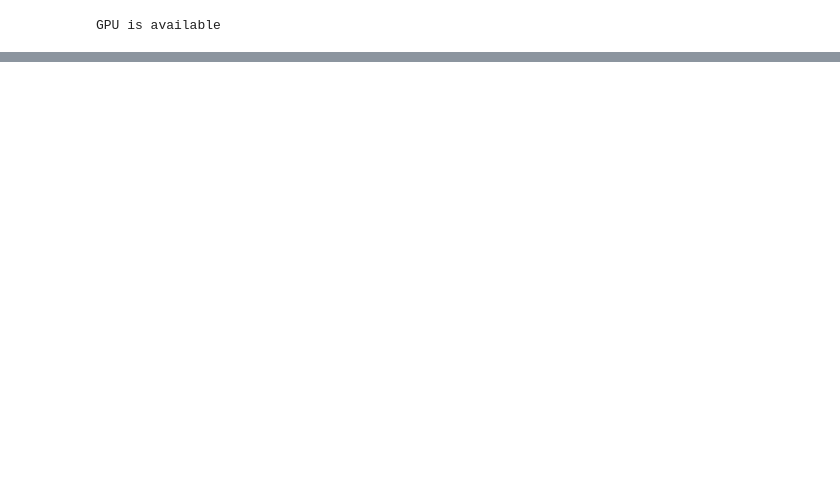
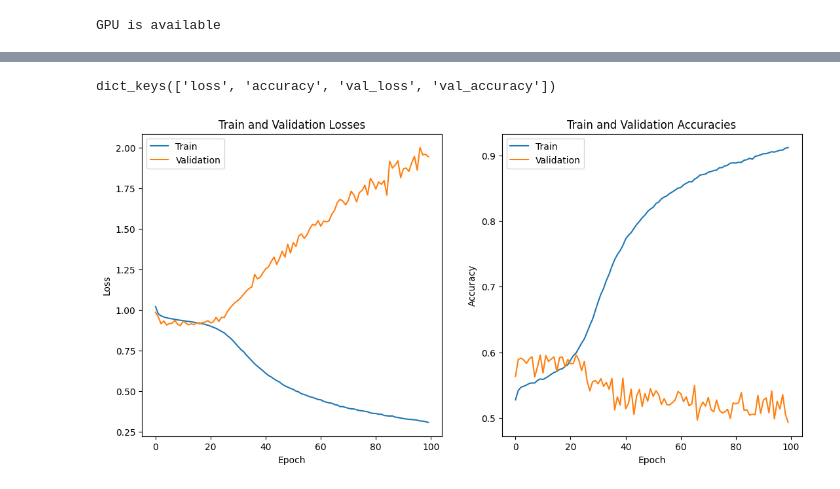
Before and after one commit to Meltryllis628/ECR, a Jupyter notebook: model.ipynb, the cells around one changed output, grey strips where cells are left out. Drawn from its saved outputs; the diff is of its cells as text; code cells hidden in the pictures; blank space fills up the shorter version.

```diff
--- a/model.ipynb
+++ b/model.ipynb
@@ -127,6 +42,8 @@ if tf.config.list_physical_devices('GPU'):
     print("GPU is available")
 else:
     print("GPU is not available")
+
+typecount = 3
 # %% [output]
 GPU is available
 # %%
@@ -207,10 +248 @@ callbacks = [
 ]
-# %%
-def make_model(input_shape, h_n=300, num_classes=13):
-    inputs = keras.Input(shape=input_shape, name="Input_layer")
-    masked = Masking(0,name="Shapeshifter")(inputs)
-    tmp = LSTM(1000, dropout=0.5,  name="LSTM_layer", activation="tanh")(masked)
-    bn = BatchNormalization()(tmp)
-    # tmp1 = Dense(300, activation="softmax", name="Hidden_layer")(tmp)
-    outputs = Dense(num_classes, activation="softmax", name="Output_layer")(bn)
-    return keras.Model(inputs, outputs)
@@ -217,4 +270,4 @@ def make_model(input_shape, h_n=300, num_classes=13):
 # %%
-model = make_model(input_shape=(34,300), num_classes=typecount)
-plot_model(model, show_shapes=True)
+model = make_model(input_shape=(15,100), num_classes=3)
+print(model.summary())
 # %% [output]
@@ -226,13 +295,12 @@ model.compile(
     metrics=["accuracy"]
 )
 # %%
-model.fit(
-    X_train,Y_train,
+history = model.fit(
+    [X_train_prev_1,X_train_prev_2,X_train],Y_train,
     epochs=epochs,
     callbacks=callbacks,
-    batch_size=50,
-    shuffle=True,
-    validation_data=(X_valid,Y_valid)
+    batch_size=256,
+    validation_data=([X_valid_prev_1,X_valid_prev_2,X_valid],Y_valid)
 )
 # %% [output]
 Epoch 1/100
@@ -255,0 +323,24 @@ KeyboardInterrupt:
+# %%
+print(history.history.keys())
+# %% [output]
+dict_keys(['loss', 'accuracy', 'val_loss', 'val_accuracy'])
+# %%
+fig, (ax1, ax2) = plt.subplots(1, 2, figsize=(13, 6))
+
+ax1.plot(history.history['loss'], label='Train')
+ax1.plot(history.history['val_loss'], label='Validation')
+ax1.set_xlabel('Epoch')
+ax1.set_ylabel('Loss')
+ax1.set_title('Train and Validation Losses')
+ax1.legend()
+
+ax2.plot(history.history['accuracy'], label='Train')
+ax2.plot(history.history['val_accuracy'], label='Validation')
+ax2.set_xlabel('Epoch')
+ax2.set_ylabel('Accuracy')
+ax2.set_title('Train and Validation Accuracies')
+ax2.legend()
+
+plt.show()
+# %% [output]
+[figure, added]
```
Also changed, not shown: parts of 43 cells of this notebook, 1 other file.
